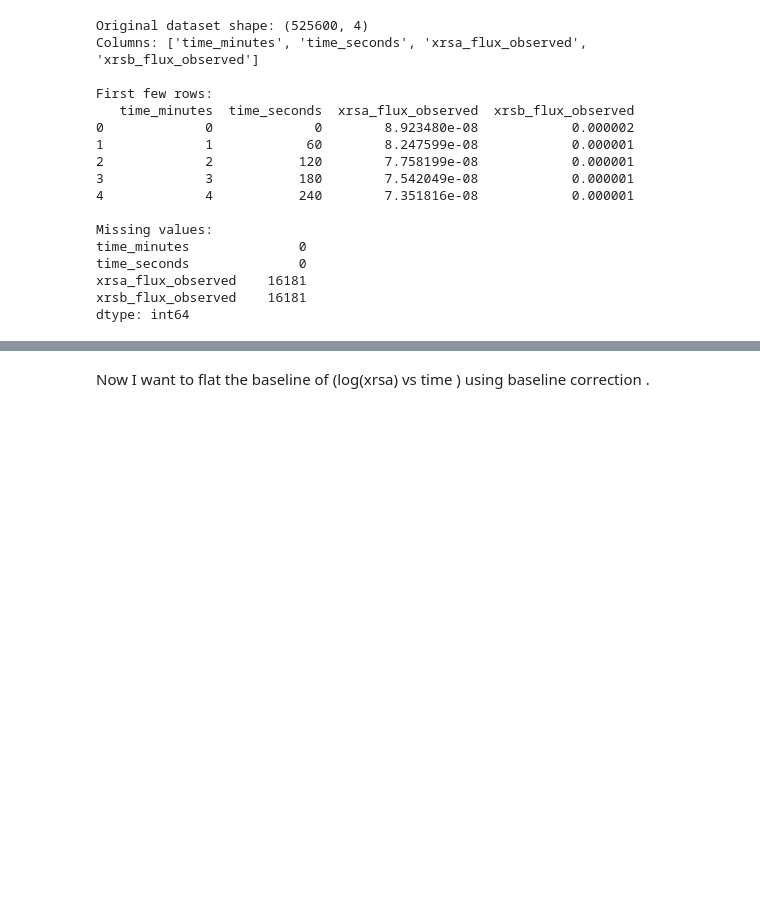
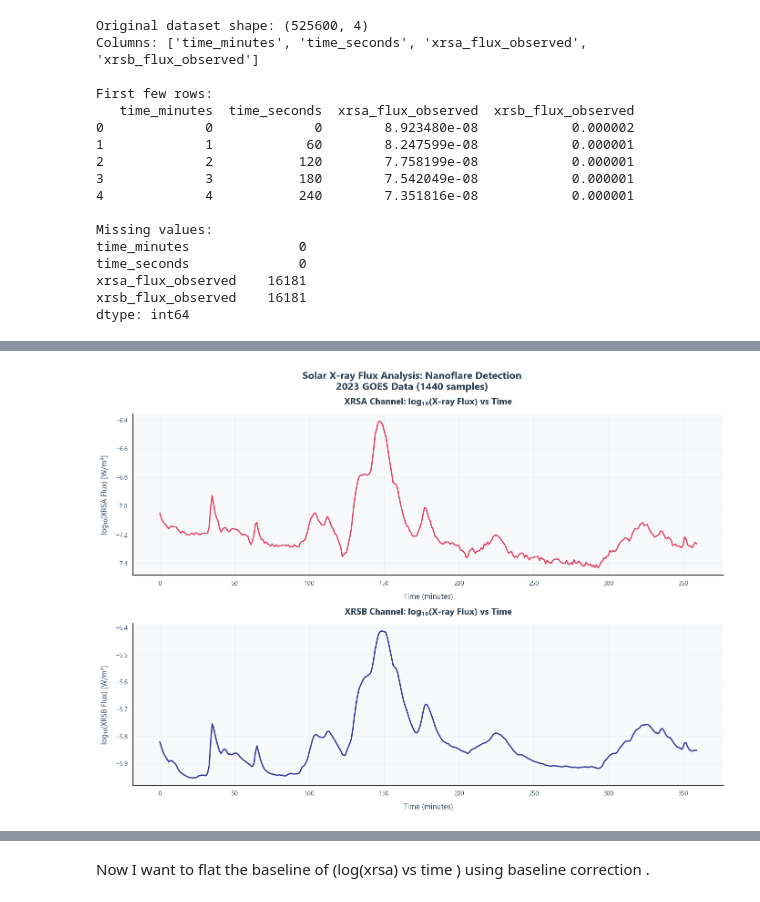
Before and after one commit to pretamdas007/nanoflare_detection, a Jupyter notebook: solar_flare_analysis/nanoflare_detection_analysis.ipynb, the cells around one changed output, grey strips where cells are left out. Drawn from its saved outputs; the diff is of its cells as text; code cells hidden in the pictures; blank space fills up the shorter version.

```diff
--- a/solar_flare_analysis/nanoflare_detection_analysis.ipynb
+++ b/solar_flare_analysis/nanoflare_detection_analysis.ipynb
@@ -126,7 +153,7 @@ df_clean = df.dropna()
 print(f"Dataset shape after removing NaN values: {df_clean.shape}")
 
 # Truncate to 0 to 1440 samples as requested
-df_truncated = df_clean.iloc[:1440].copy()
+df_truncated = df_clean.iloc[:6*60].copy()
 #df_truncated = df_clean.head(2000).copy()
 print(f"Truncated dataset shape: {df_truncated.shape}")
 
@@ -173,74 +200,30 @@ Log XRSB range: -6.04 to -5.41
 # %%
-# Create enhanced visualizations using ggplot2-inspired aesthetics
+# Create enhanced visualizations using Seaborn
 fig, axes = plt.subplots(2, 1, figsize=(14, 10))
-fig.patch.set_facecolor('#fafafa')
 fig.suptitle('Solar X-ray Flux Analysis: Nanoflare Detection\n2023 GOES Data (1440 samples)',
-             fontsize=18, fontweight='bold', color='#2c3e50', y=0.95)
+             fontsize=16, fontweight='bold')
 
-# Enhanced color palette
-colors = ['#E31A1C', '#1F78B4', '#33A02C', '#FF7F00', '#6A3D9A']
+# Plot 1: log(XRSA flux) vs time
+sns.lineplot(x=time_minutes, y=log_xrsa, ax=axes[0],
+             color='crimson', linewidth=2, alpha=0.8)
+axes[0].set_title('XRSA Channel: log₁₀(X-ray Flux) vs Time', fontsize=14, fontweight='bold')
+axes[0].set_xlabel('Time (minutes)', fontsize=12)
+axes[0].set_ylabel('log₁₀(XRSA Flux) [W/m²]', fontsize=12)
+axes[0].grid(True, alpha=0.3)
+axes[0].set_facecolor('#f8f9fa')
 
-# Plot 1: log(XRSA flux) vs time with ggplot2 aesthetics
-axes[0].plot(time_minutes, log_xrsa, color=colors[0], linewidth=2.5, alpha=0.8, label='XRSA Channel')
-axes[0].fill_between(time_minutes, log_xrsa, alpha=0.1, color=colors[0])
-axes[0].set_title('XRSA Channel: log₁₀(X-ray Flux) vs Time',
-                  fontsize=15, fontweight='bold', color='#333333', pad=15)
-axes[0].set_xlabel('Time (minutes)', fontsize=12, color='#555555')
-axes[0].set_ylabel('log₁₀(XRSA Flux) [W/m²]', fontsize=12, color='#555555')
+# Plot 2: log(XRSB flux) vs time
+sns.lineplot(x=time_minutes, y=log_xrsb, ax=axes[1],
+             color='navy', linewidth=2, alpha=0.8)
+axes[1].set_title('XRSB Channel: log₁₀(X-ray Flux) vs Time', fontsize=14, fontweight='bold')
+axes[1].set_xlabel('Time (minutes)', fontsize=12)
+axes[1].set_ylabel('log₁₀(XRSB Flux) [W/m²]', fontsize=12)
+axes[1].grid(True, alpha=0.3)
+axes[1].set_facecolor('#f8f9fa')
 
-# Remove top and right spines for cleaner look
-axes[0].spines['top'].set_visible(False)
-axes[0].spines['right'].set_visible(False)
-axes[0].spines['left'].set_color('#cccccc')
-axes[0].spines['bottom'].set_color('#cccccc')
-
-# Enhanced grid
-axes[0].grid(True, alpha=0.6, color='#e0e0e0', linewidth=0.8)
-axes[0].set_axisbelow(True)
-axes[0].set_facecolor('white')
-
-# Add summary statistics as text box
-xrsa_stats = f'Mean: {np.mean(log_xrsa):.3f}\nStd: {np.std(log_xrsa):.3f}\nRange: [{log_xrsa.min():.3f}, {log_xrsa.max():.3f}]'
-axes[0].text(0.02, 0.98, xrsa_stats, transform=axes[0].transAxes, fontsize=10,
-            verticalalignment='top', bbox=dict(boxstyle='round,pad=0.5',
-            facecolor='white', alpha=0.9, edgecolor='#cccccc'))
-
-# Plot 2: log(XRSB flux) vs time with ggplot2 aesthetics
-axes[1].plot(time_minutes, log_xrsb, color=colors[1], linewidth=2.5, alpha=0.8, label='XRSB Channel')
-axes[1].fill_between(time_minutes, log_xrsb, alpha=0.1, color=colors[1])
-axes[1].set_title('XRSB Channel: log₁₀(X-ray Flux) vs Time',
-                  fontsize=15, fontweight='bold', color='#333333', pad=15)
-axes[1].set_xlabel('Time (minutes)', fontsize=12, color='#555555')
-axes[1].set_ylabel('log₁₀(XRSB Flux) [W/m²]', fontsize=12, color='#555555')
-
-# Remove top and right spines for cleaner look
-axes[1].spines['top'].set_visible(False)
-axes[1].spines['right'].set_visible(False)
-axes[1].spines['left'].set_color('#cccccc')
-axes[1].spines['bottom'].set_color('#cccccc')
-
-# Enhanced grid
-axes[1].grid(True, alpha=0.6, color='#e0e0e0', linewidth=0.8)
-axes[1].set_axisbelow(True)
-axes[1].set_facecolor('white')
-
-# Add summary statistics as text box
-xrsb_stats = f'Mean: {np.mean(log_xrsb):.3f}\nStd: {np.std(log_xrsb):.3f}\nRange: [{log_xrsb.min():.3f}, {log_xrsb.max():.3f}]'
-axes[1].text(0.02, 0.98, xrsb_stats, transform=axes[1].transAxes, fontsize=10,
-            verticalalignment='top', bbox=dict(boxstyle='round,pad=0.5',
-            facecolor='white', alpha=0.9, edgecolor='#cccccc'))
-
-# Enhanced layout
-plt.tight_layout(rect=[0, 0.02, 1, 0.93])
-plt.subplots_adjust(hspace=0.3)
-
-# Add footer
-fig.text(0.5, 0.01, f'Solar Flare Analysis | Data Points: {len(time_minutes)} | Time Span: {time_minutes[-1] - time_minutes[0]:.0f} minutes',
-         ha='center', fontsize=10, color='#777777', style='italic')
-
+plt.tight_layout()
 plt.show()
 
-print("✨ Enhanced ggplot2-inspired visualization created successfully!")
-print(f"📊 XRSA: Range [{log_xrsa.min():.3f}, {log_xrsa.max():.3f}], Mean: {np.mean(log_xrsa):.3f}")
-print(f"📊 XRSB: Range [{log_xrsb.min():.3f}, {log_xrsb.max():.3f}], Mean: {np.mean(log_xrsb):.3f}")
+print("Enhanced visualization created successfully!")
 # %% [output]
+[figure, new version]
```
Also changed, not shown: parts of 19 cells of this notebook.
